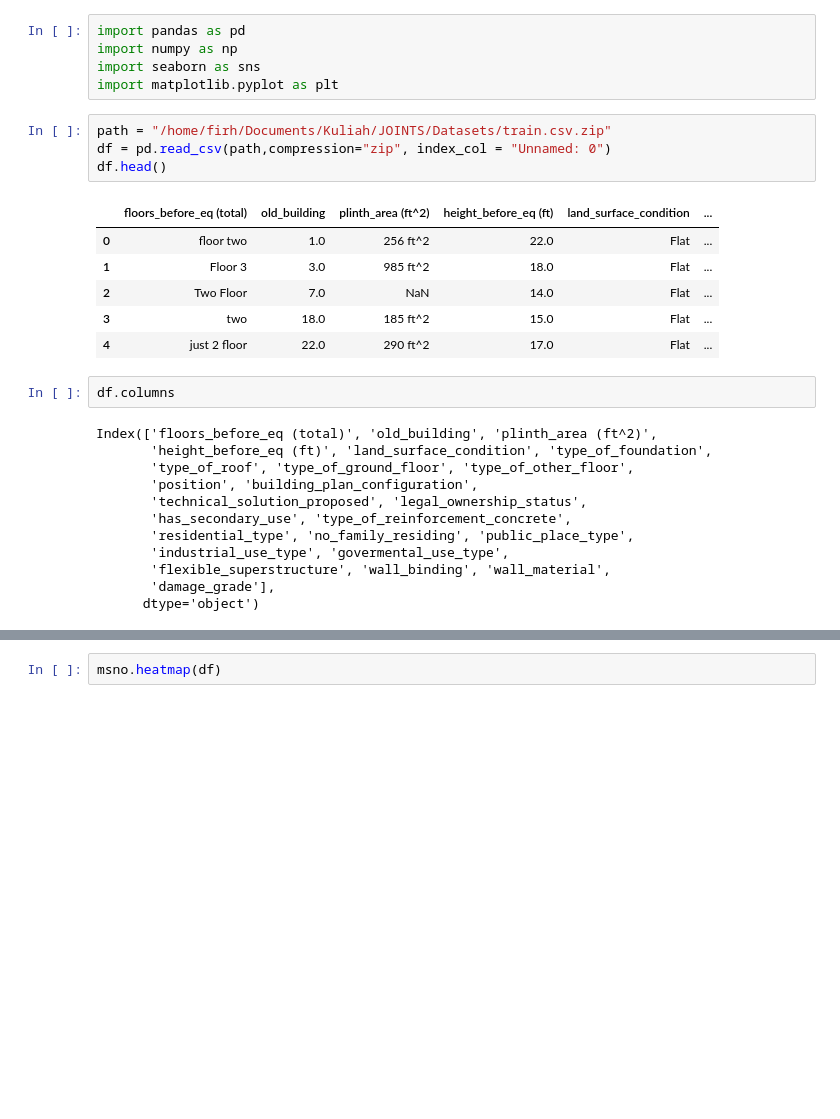
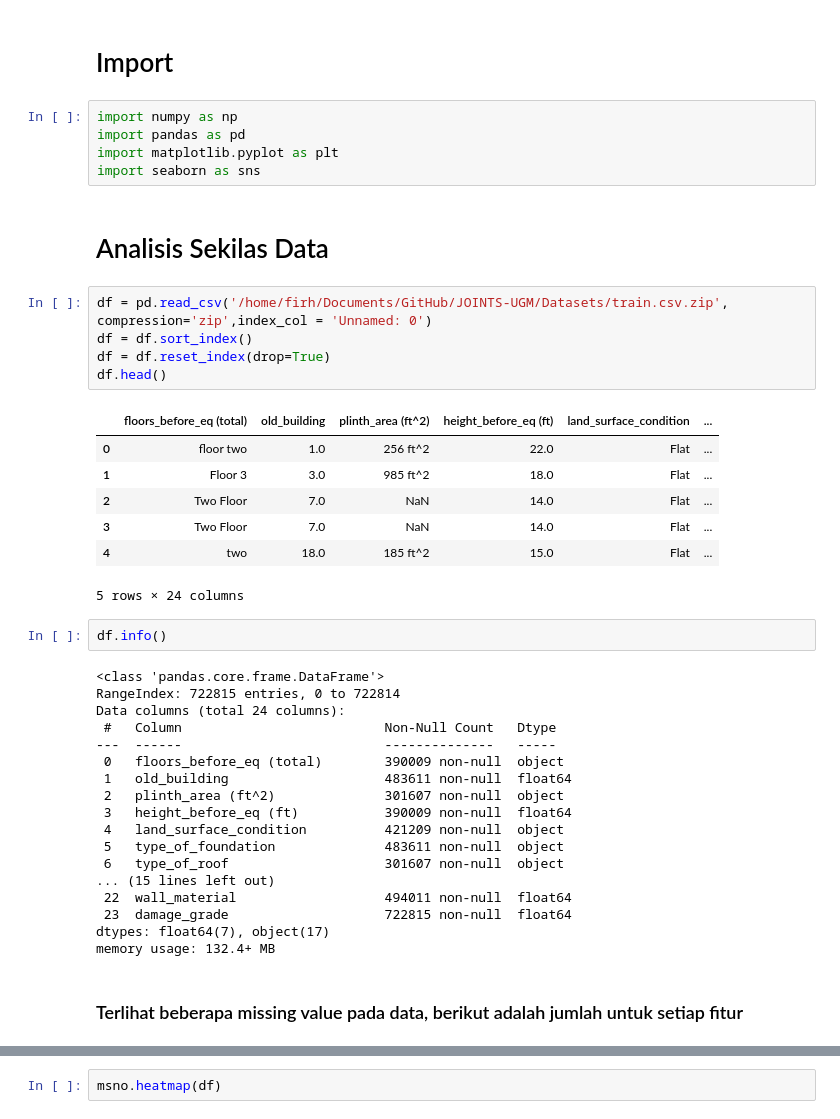
Before and after one commit to damahindra/Earthquake-Damage-Grade-Analysis-and-Prediction, a Jupyter notebook: Workspace-Firhan/ws-fir.ipynb, the cells around one changed output, grey strips where cells are left out. Drawn from its saved outputs; the diff is of its cells as text; blank space fills up the shorter version.

```diff
--- a/Workspace-Firhan/ws-fir.ipynb
+++ b/Workspace-Firhan/ws-fir.ipynb
@@ -1,30 +70,44 @@
+# %% [markdown]
+# Import
 # %%
+import numpy as np
 import pandas as pd
-import numpy as np
+import matplotlib.pyplot as plt
 import seaborn as sns
-import matplotlib.pyplot as plt
+# %% [markdown]
+# Analisis Sekilas Data
 # %%
-path = "/home/firh/Documents/Kuliah/JOINTS/Datasets/train.csv.zip"
-df = pd.read_csv(path,compression="zip", index_col = "Unnamed: 0")
+df = pd.read_csv('/home/firh/Documents/GitHub/JOINTS-UGM/Datasets/train.csv.zip', compression='zip',index_col = 'Unnamed: 0')
+df = df.sort_index()
+df = df.reset_index(drop=True)
 df.head()
 # %% [output]
 |  | floors_before_eq (total) | old_building | plinth_area (ft^2) | height_before_eq (ft) | land_surface_condition | ... |
 | 0 | floor two | 1.0 | 256 ft^2 | 22.0 | Flat | ... |
 | 1 | Floor 3 | 3.0 | 985 ft^2 | 18.0 | Flat | ... |
 | 2 | Two Floor | 7.0 | NaN | 14.0 | Flat | ... |
-| 3 | two | 18.0 | 185 ft^2 | 15.0 | Flat | ... |
-| 4 | just 2 floor | 22.0 | 290 ft^2 | 17.0 | Flat | ... |
+| 3 | Two Floor | 7.0 | NaN | 14.0 | Flat | ... |
+| 4 | two | 18.0 | 185 ft^2 | 15.0 | Flat | ... |
+5 rows × 24 columns
 # %%
-df.columns
+df.info()
 # %% [output]
-Index(['floors_before_eq (total)', 'old_building', 'plinth_area (ft^2)',
-       'height_before_eq (ft)', 'land_surface_condition', 'type_of_foundation',
-       'type_of_roof', 'type_of_ground_floor', 'type_of_other_floor',
-       'position', 'building_plan_configuration',
-       'technical_solution_proposed', 'legal_ownership_status',
-       'has_secondary_use', 'type_of_reinforcement_concrete',
-       'residential_type', 'no_family_residing', 'public_place_type',
-       'industrial_use_type', 'govermental_use_type',
-       'flexible_superstructure', 'wall_binding', 'wall_material',
-       'damage_grade'],
-      dtype='object')
+<class 'pandas.core.frame.DataFrame'>
+RangeIndex: 722815 entries, 0 to 722814
+Data columns (total 24 columns):
+ #   Column                          Non-Null Count   Dtype
+---  ------                          --------------   -----
+ 0   floors_before_eq (total)        390009 non-null  object
+ 1   old_building                    483611 non-null  float64
+ 2   plinth_area (ft^2)              301607 non-null  object
+ 3   height_before_eq (ft)           390009 non-null  float64
+ 4   land_surface_condition          421209 non-null  object
+ 5   type_of_foundation              483611 non-null  object
+ 6   type_of_roof                    301607 non-null  object
+... (15 lines left out)
+ 22  wall_material                   494011 non-null  float64
+ 23  damage_grade                    722815 non-null  float64
+dtypes: float64(7), object(17)
+memory usage: 132.4+ MB
+# %% [markdown]
+### Terlihat beberapa missing value pada data, berikut adalah jumlah untuk setiap fitur
```
Also changed, not shown: parts of 27 cells of this notebook, 1 other file.
